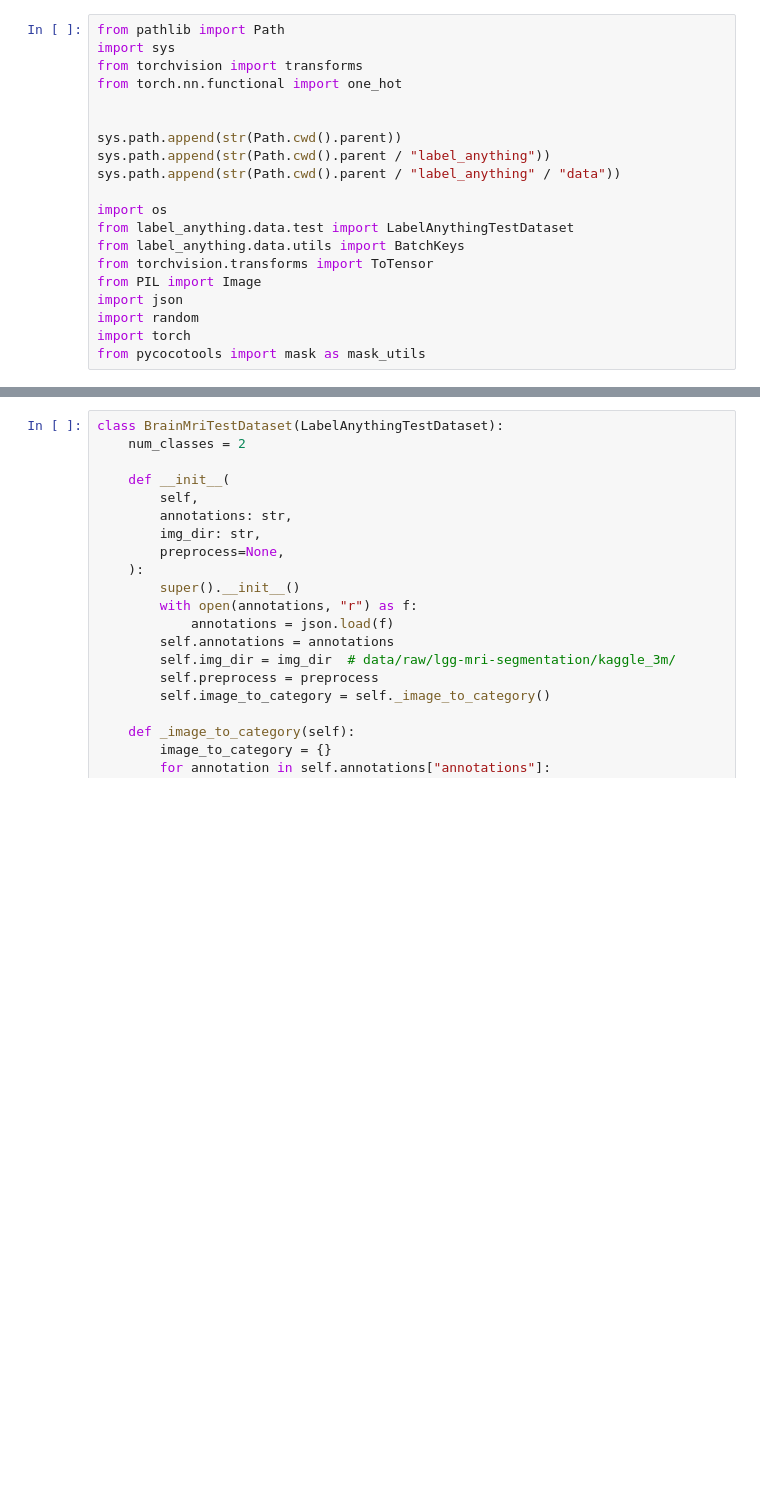
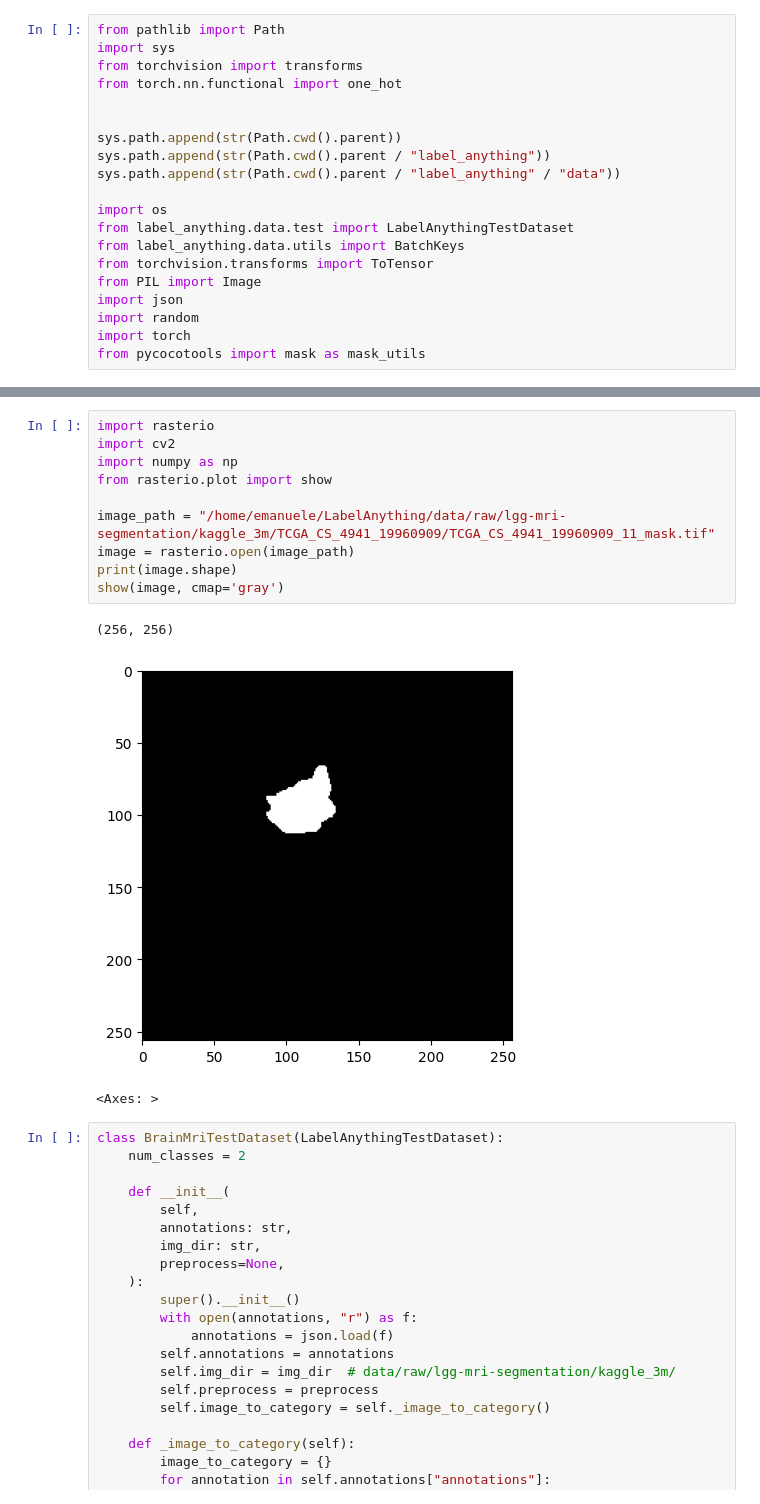
Before and after one commit to pasqualedem/LabelAnything, a Jupyter notebook: notebooks/brain.ipynb, the cells around one changed output, grey strips where cells are left out. Saved outputs shown, nothing was run; the diff lists cells and outputs as text; blank space fills up the shorter version.

```diff
--- a/notebooks/brain.ipynb
+++ b/notebooks/brain.ipynb
@@ -21,3 +81,17 @@ from pycocotools import mask as mask_utils
+# %%
+import rasterio
+import cv2
+import numpy as np
+from rasterio.plot import show
+
+image_path = "/home/emanuele/LabelAnything/data/raw/lgg-mri-segmentation/kaggle_3m/TCGA_CS_4941_19960909/TCGA_CS_4941_19960909_11_mask.tif"
+image = rasterio.open(image_path)
+print(image.shape)
+show(image, cmap='gray')
+# %% [output]
+(256, 256)
+[figure, added]
+<Axes: >
 # %%
 class BrainMriTestDataset(LabelAnythingTestDataset):
     num_classes = 2
```
Also changed, not shown: parts of 3 cells of this notebook, 1 other file.
